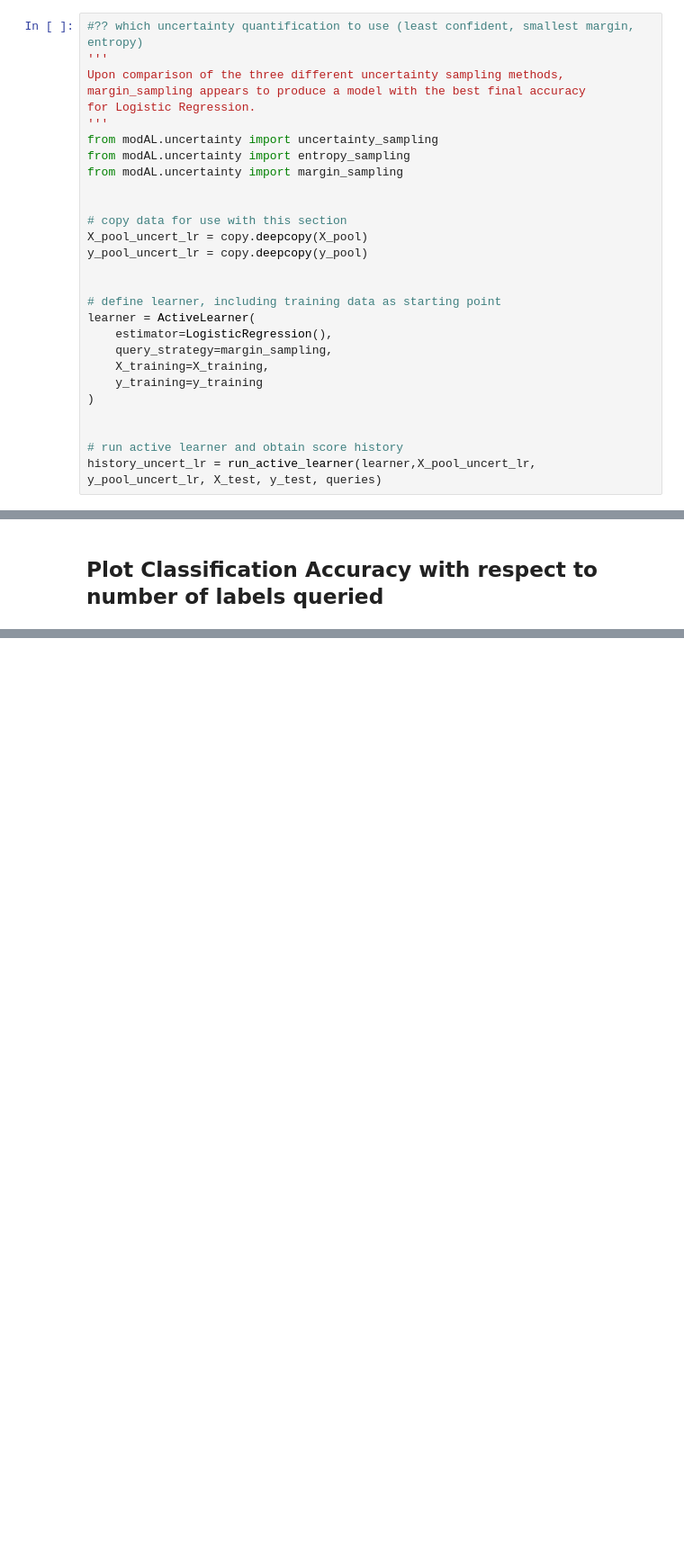
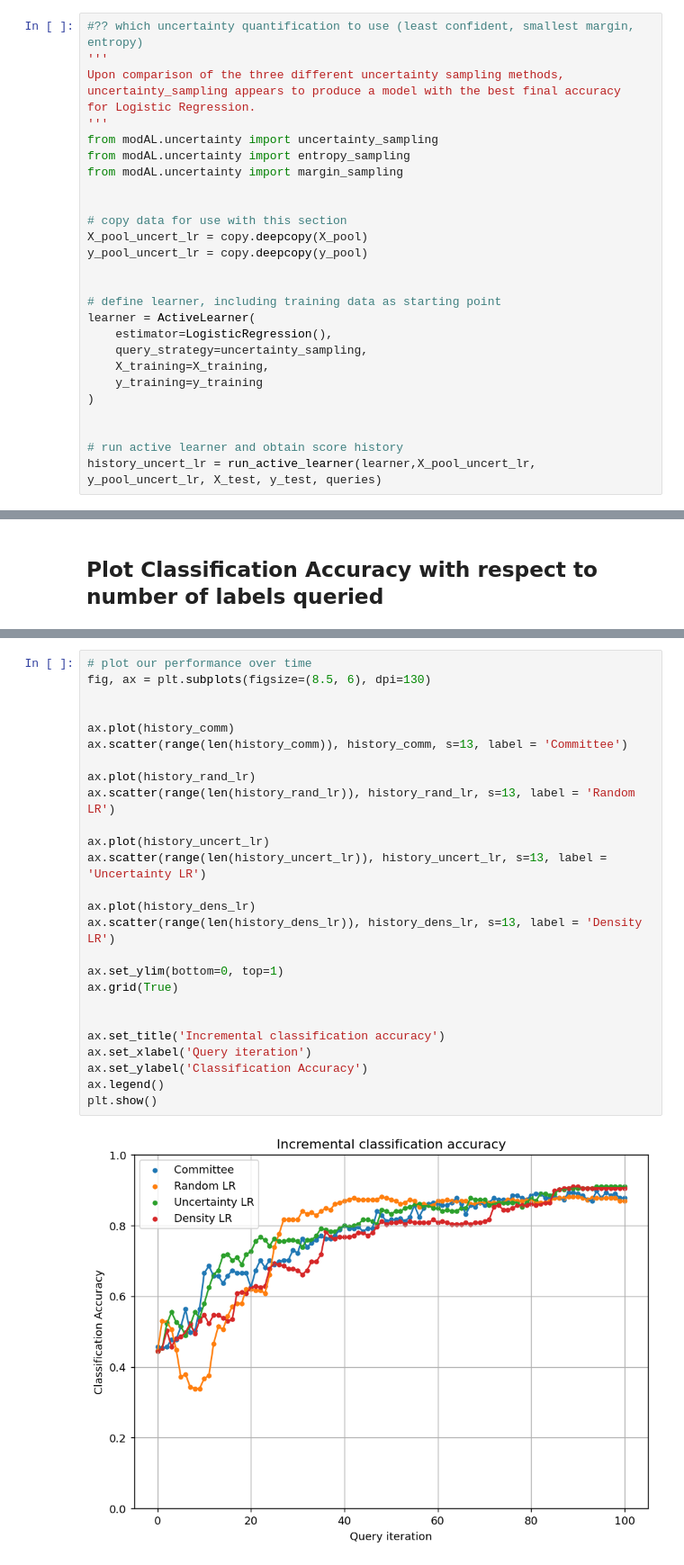
Before and after one commit to ryanquinnnelson/CMU-02750-Query-Selection-Methods-in-Active-Learning, a Jupyter notebook: HW2Q1_ryan.ipynb, the cells around one changed output, grey strips where cells are left out. Shown at 90% size. Drawn from its saved outputs; the diff is of its cells as text; blank space fills up the shorter version.

```diff
--- a/HW2Q1_ryan.ipynb
+++ b/HW2Q1_ryan.ipynb
@@ -373,7 +379,7 @@ Report the final accuracy and plot the classification accuracy with respect to n
 #?? which uncertainty quantification to use (least confident, smallest margin, entropy)
 '''
 Upon comparison of the three different uncertainty sampling methods,
-margin_sampling appears to produce a model with the best final accuracy
+uncertainty_sampling appears to produce a model with the best final accuracy
 for Logistic Regression.
 '''
 from modAL.uncertainty import uncertainty_sampling
@@ -389,7 +395,7 @@ y_pool_uncert_lr = copy.deepcopy(y_pool)
 # define learner, including training data as starting point
 learner = ActiveLearner(
     estimator=LogisticRegression(),
-    query_strategy=margin_sampling,
+    query_strategy=uncertainty_sampling,
     X_training=X_training,
     y_training=y_training
 )
@@ -712,0 +705,28 @@ plt.show()
+# %%
+# plot our performance over time
+fig, ax = plt.subplots(figsize=(8.5, 6), dpi=130)
+
+
+ax.plot(history_comm)
+ax.scatter(range(len(history_comm)), history_comm, s=13, label = 'Committee')
+
+ax.plot(history_rand_lr)
+ax.scatter(range(len(history_rand_lr)), history_rand_lr, s=13, label = 'Random LR')
+
+ax.plot(history_uncert_lr)
+ax.scatter(range(len(history_uncert_lr)), history_uncert_lr, s=13, label = 'Uncertainty LR')
+
+ax.plot(history_dens_lr)
+ax.scatter(range(len(history_dens_lr)), history_dens_lr, s=13, label = 'Density LR')
+
+ax.set_ylim(bottom=0, top=1)
+ax.grid(True)
+
+
+ax.set_title('Incremental classification accuracy')
+ax.set_xlabel('Query iteration')
+ax.set_ylabel('Classification Accuracy')
+ax.legend()
+plt.show()
+# %% [output]
+[figure, added]
```
Also changed, not shown: parts of 28 cells of this notebook.
